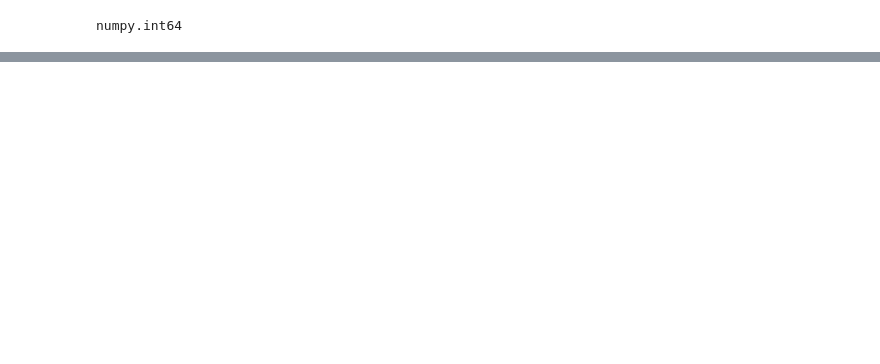
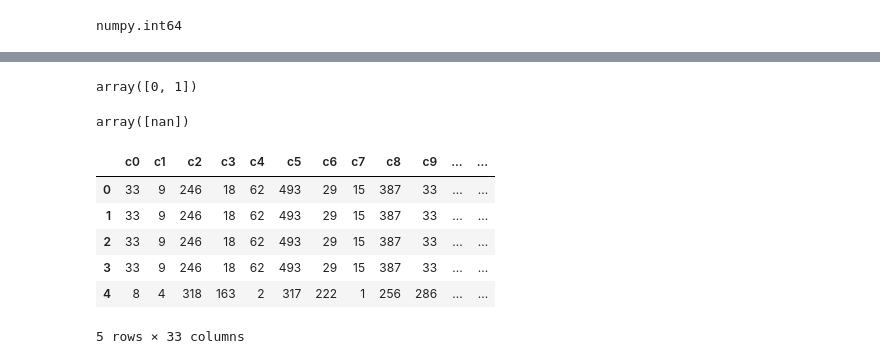
Before and after one commit to zjost/cc_fraud_proj, a Jupyter notebook: nn_sbx.ipynb, the cells around one changed output, grey strips where cells are left out. Drawn from its saved outputs; the diff is of its cells as text; code cells hidden in the pictures; blank space fills up the shorter version.

```diff
--- a/nn_sbx.ipynb
+++ b/nn_sbx.ipynb
@@ -10,8 +10,8 @@ from sklearn.metrics import roc_auc_score, roc_curve, precision_recall_curve, re
 import mxnet as mx
 from mxnet import gluon, autograd
 # %%
-df_train = pd.read_csv('data/train_embed.csv')
-df_val = pd.read_csv('data/val_embed.csv')
+df_train = pd.read_feather('data/train_embed.feather')
+df_val = pd.read_feather('data/val_embed.feather')
 # %%
 N_trees = 32 # Number of columns
 N_leaves = 500 # Number of distinct values
@@ -57,3 +57,21 @@ numpy.int32
+# %%
+df_train[target].unique()
+# %% [output]
+array([0, 1])
+# %%
+df_val[target].unique()
+# %% [output]
+array([nan])
+# %%
+df_val.head()
+# %% [output]
+|  | c0 | c1 | c2 | c3 | c4 | c5 | c6 | c7 | c8 | c9 | ... | ... |
+| 0 | 33 | 9 | 246 | 18 | 62 | 493 | 29 | 15 | 387 | 33 | ... | ... |
+| 1 | 33 | 9 | 246 | 18 | 62 | 493 | 29 | 15 | 387 | 33 | ... | ... |
+| 2 | 33 | 9 | 246 | 18 | 62 | 493 | 29 | 15 | 387 | 33 | ... | ... |
+| 3 | 33 | 9 | 246 | 18 | 62 | 493 | 29 | 15 | 387 | 33 | ... | ... |
+| 4 | 8 | 4 | 318 | 163 | 2 | 317 | 222 | 1 | 256 | 286 | ... | ... |
+5 rows × 33 columns
 # %%
 def calculate_recall_at_fpr(y_true, y_hat, fpr_target=0.04):
         fpr, tpr, thresholds = roc_curve(y_true, y_hat)
```
Also changed, not shown: parts of 8 cells of this notebook, 1 other file.
